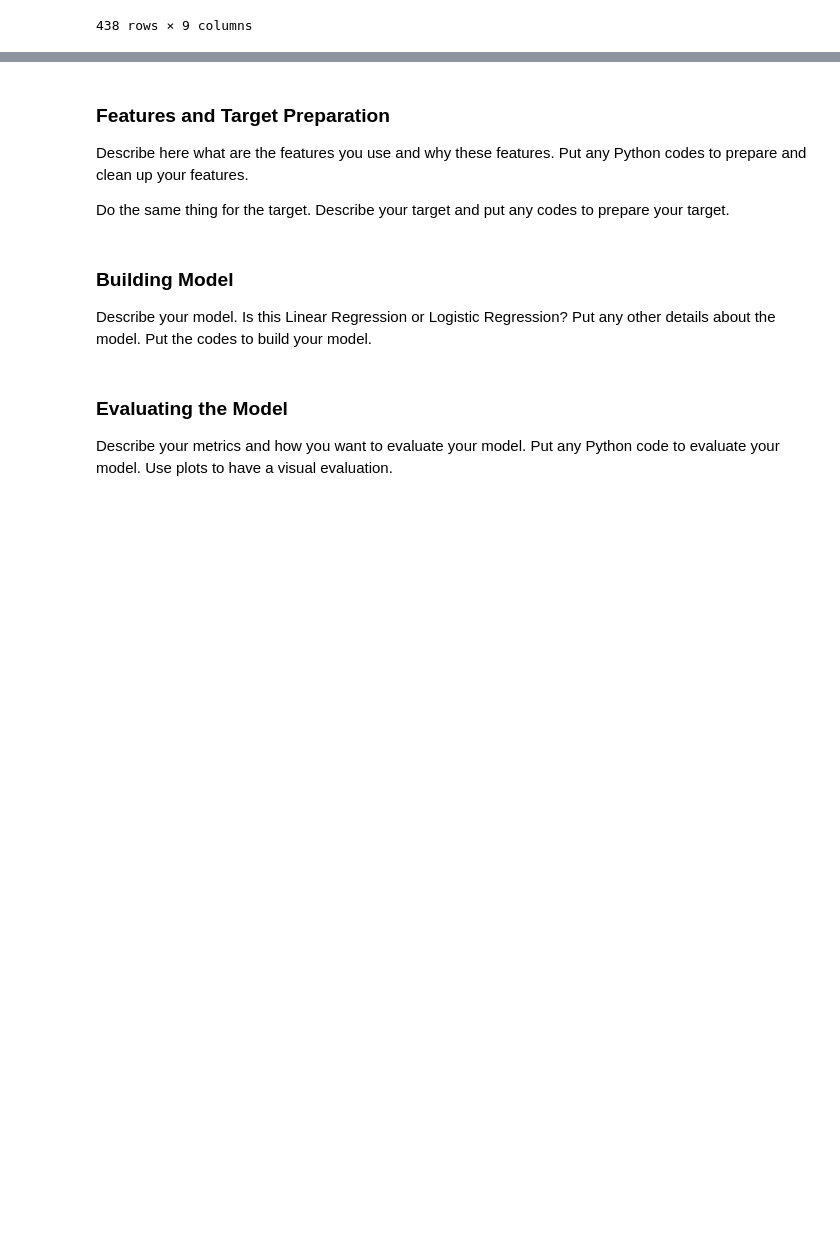
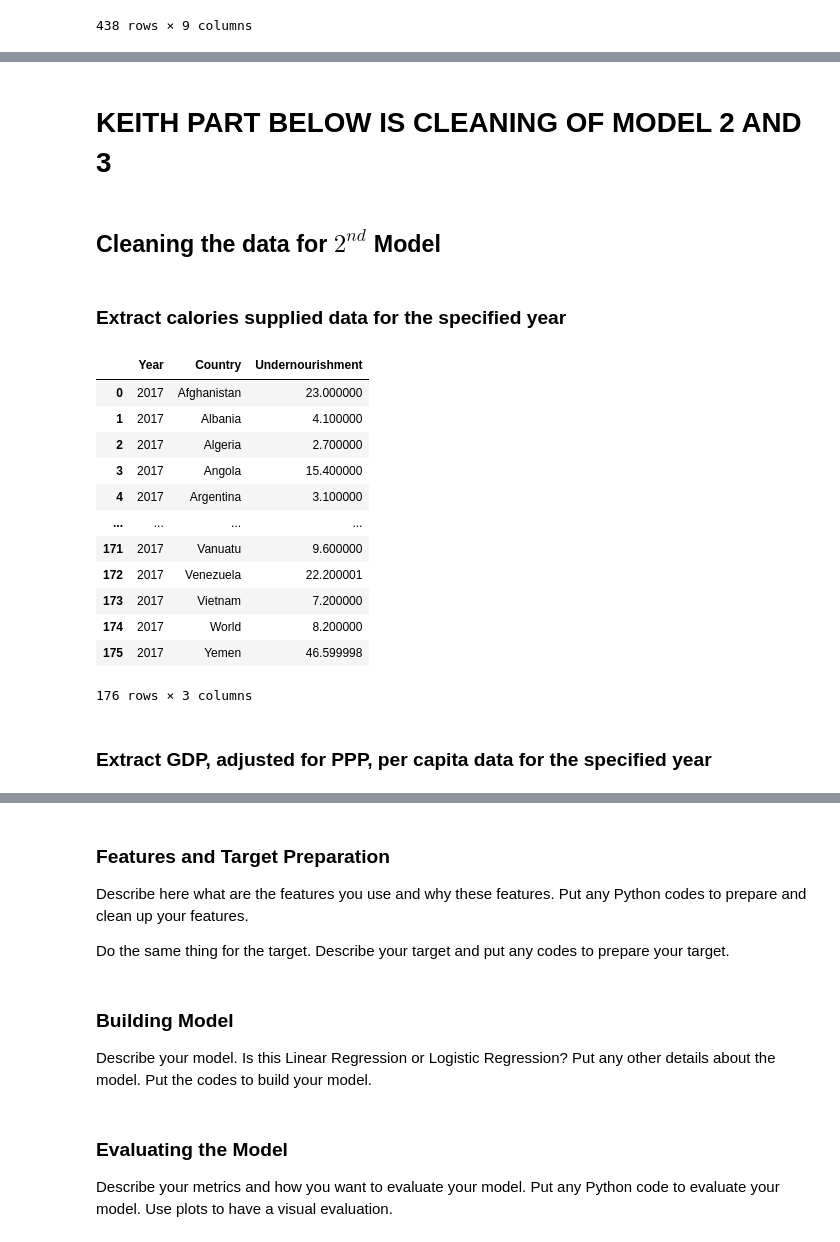
Before and after one commit to tanjoash/2D_data_driven_world, a Jupyter notebook: 2dwork/Project_Brief_Template.ipynb, the cells around one changed output, grey strips where cells are left out. Drawn from its saved outputs; the diff is of its cells as text; code cells hidden in the pictures; blank space fills up the shorter version.

```diff
--- a/2dwork/Project_Brief_Template.ipynb
+++ b/2dwork/Project_Brief_Template.ipynb
@@ -650,0 +849,36 @@ dfallyears_combined
+# %% [markdown]
+# KEITH PART BELOW IS CLEANING OF MODEL 2 AND 3
+# %% [markdown]
+## Cleaning the data for $2^{nd}$ Model
+# %% [markdown]
+### Extract calories supplied data for the specified year
+# %%
+# read food supply csv
+df_undernourishment = pd.read_csv("DDW_Prevalence of Undernourishment.csv")
+# extract values from the specified year
+df_undernourishment = df_undernourishment[(df_undernourishment["Year"]==get_year)]
+# extract year, country and percent undernourished
+df_undernourishment = df_undernourishment[["Year", "Entity", "Prevalence of undernourishment (% of population)"]]
+df_undernourishment = df_undernourishment.rename(columns = {"Entity": "Country", "Prevalence of undernourishment (% of population)": "Undernourishment"})
+# set index from 0
+df_undernourishment = df_undernourishment.reset_index(drop=True)
+# find unique countries in percent undernourished
+df_undernourishment_countries = df_undernourishment.Country.unique()
+# print dataframe
+df_undernourishment
+# %% [output]
+|  | Year | Country | Undernourishment |
+| 0 | 2017 | Afghanistan | 23.000000 |
+| 1 | 2017 | Albania | 4.100000 |
+| 2 | 2017 | Algeria | 2.700000 |
+| 3 | 2017 | Angola | 15.400000 |
+| 4 | 2017 | Argentina | 3.100000 |
+| ... | ... | ... | ... |
+| 171 | 2017 | Vanuatu | 9.600000 |
+| 172 | 2017 | Venezuela | 22.200001 |
+| 173 | 2017 | Vietnam | 7.200000 |
+| 174 | 2017 | World | 8.200000 |
+| 175 | 2017 | Yemen | 46.599998 |
+176 rows × 3 columns
+# %% [markdown]
+### Extract GDP, adjusted for PPP, per capita data for the specified year
```
Also changed, not shown: parts of 46 cells of this notebook, 1 other file.
